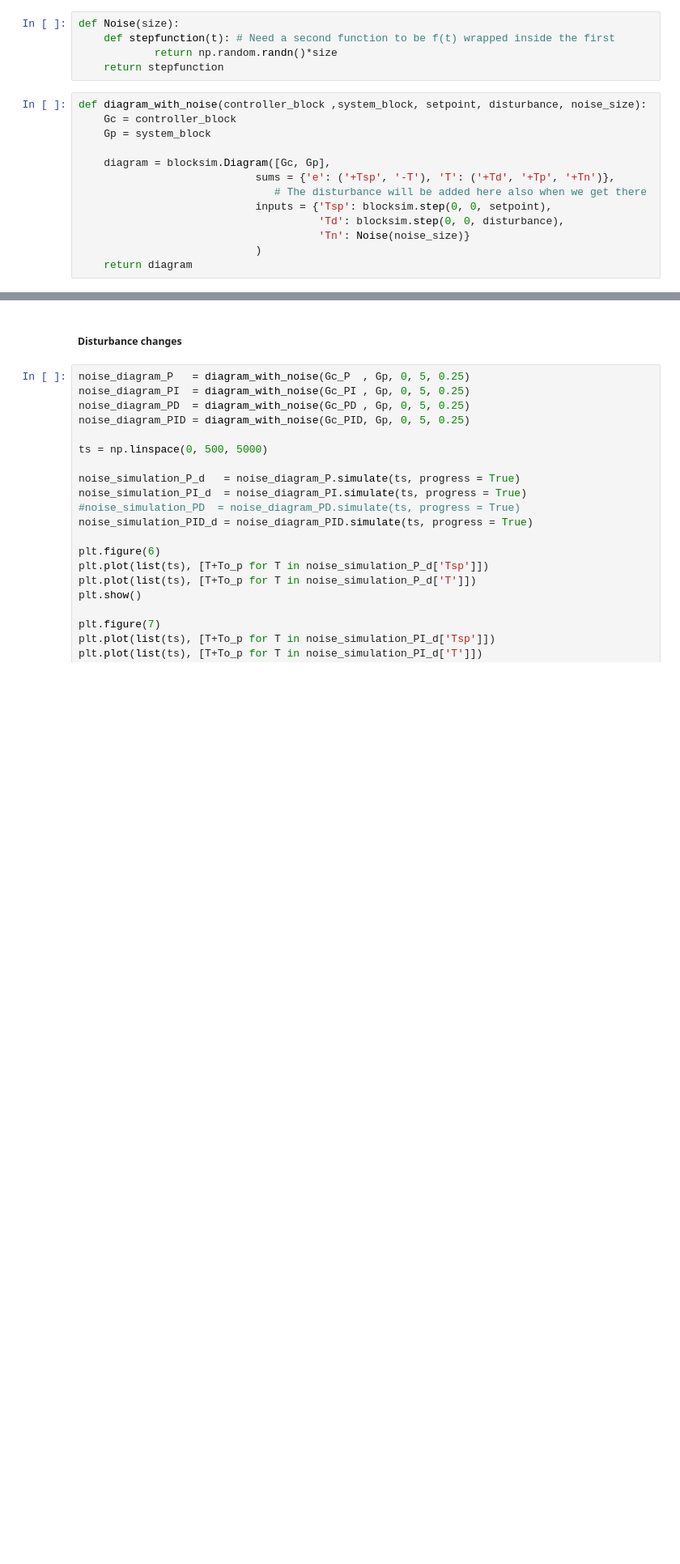
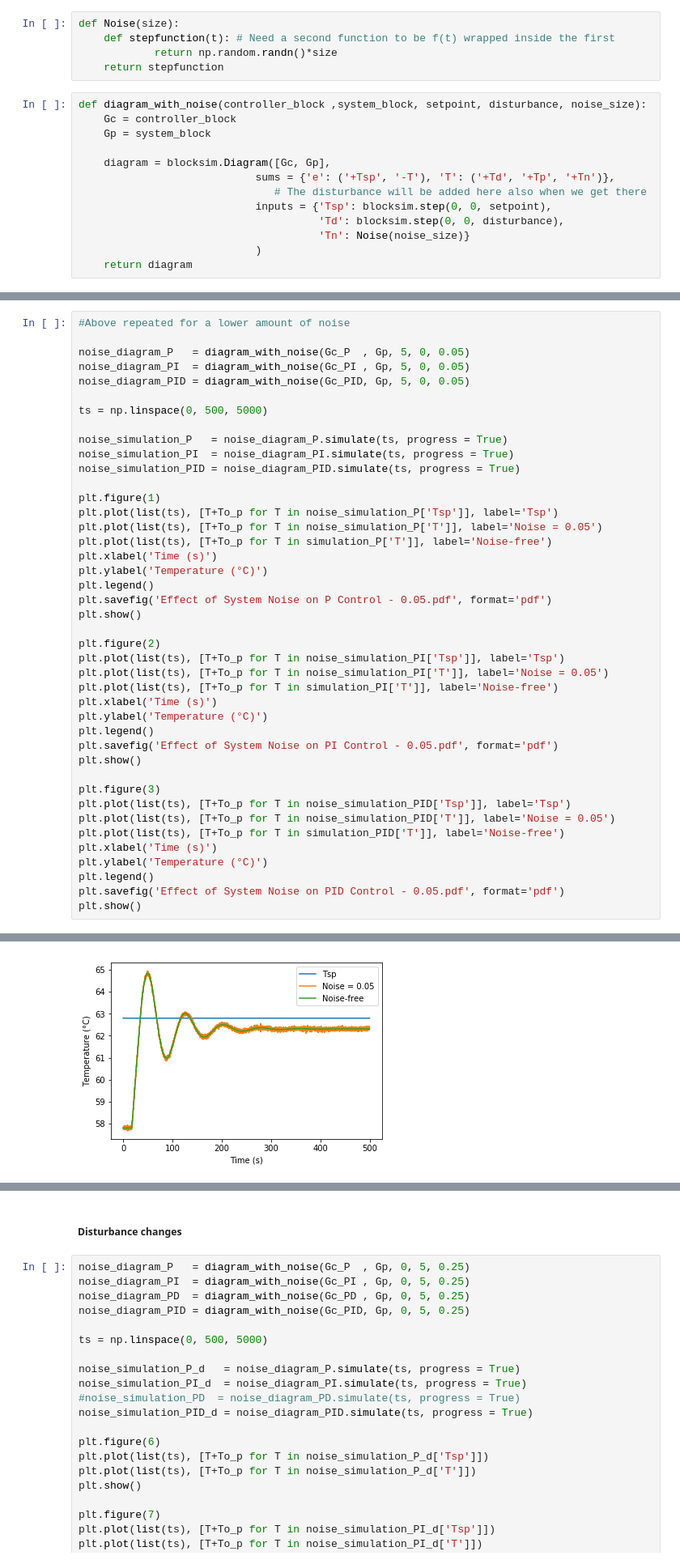
Before and after one commit to JarrydWebber/CPB-Group-17-2020, a Jupyter notebook: CC + IAE with TCLab.ipynb, the cells around one changed output, grey strips where cells are left out. Shown: that part at 81% size. Cells and saved outputs as stored; diff of their text form; blank space fills up the shorter version.

```diff
--- a/CC + IAE with TCLab.ipynb
+++ b/CC + IAE with TCLab.ipynb
@@ -646,0 +647,43 @@ plt.show()
+# %%
+#Above repeated for a lower amount of noise
+
+noise_diagram_P   = diagram_with_noise(Gc_P  , Gp, 5, 0, 0.05)
+noise_diagram_PI  = diagram_with_noise(Gc_PI , Gp, 5, 0, 0.05)
+noise_diagram_PID = diagram_with_noise(Gc_PID, Gp, 5, 0, 0.05)
+
+ts = np.linspace(0, 500, 5000)
+
+noise_simulation_P   = noise_diagram_P.simulate(ts, progress = True)
+noise_simulation_PI  = noise_diagram_PI.simulate(ts, progress = True)
+noise_simulation_PID = noise_diagram_PID.simulate(ts, progress = True)
+
+plt.figure(1)
+plt.plot(list(ts), [T+To_p for T in noise_simulation_P['Tsp']], label='Tsp')
+plt.plot(list(ts), [T+To_p for T in noise_simulation_P['T']], label='Noise = 0.05')
+plt.plot(list(ts), [T+To_p for T in simulation_P['T']], label='Noise-free')
+plt.xlabel('Time (s)')
+plt.ylabel('Temperature (°C)')
+plt.legend()
+plt.savefig('Effect of System Noise on P Control - 0.05.pdf', format='pdf')
+plt.show()
+
+plt.figure(2)
+plt.plot(list(ts), [T+To_p for T in noise_simulation_PI['Tsp']], label='Tsp')
+plt.plot(list(ts), [T+To_p for T in noise_simulation_PI['T']], label='Noise = 0.05')
+plt.plot(list(ts), [T+To_p for T in simulation_PI['T']], label='Noise-free')
+plt.xlabel('Time (s)')
+plt.ylabel('Temperature (°C)')
+plt.legend()
+plt.savefig('Effect of System Noise on PI Control - 0.05.pdf', format='pdf')
+plt.show()
+
+plt.figure(3)
+plt.plot(list(ts), [T+To_p for T in noise_simulation_PID['Tsp']], label='Tsp')
+plt.plot(list(ts), [T+To_p for T in noise_simulation_PID['T']], label='Noise = 0.05')
+plt.plot(list(ts), [T+To_p for T in simulation_PID['T']], label='Noise-free')
+plt.xlabel('Time (s)')
+plt.ylabel('Temperature (°C)')
+plt.legend()
+plt.savefig('Effect of System Noise on PID Control - 0.05.pdf', format='pdf')
+plt.show()
+# %% [output]
@@ -646,0 +693 @@ plt.show()
+[figure, added]
```
Also changed, not shown: parts of 4 cells of this notebook, 47 other files.
